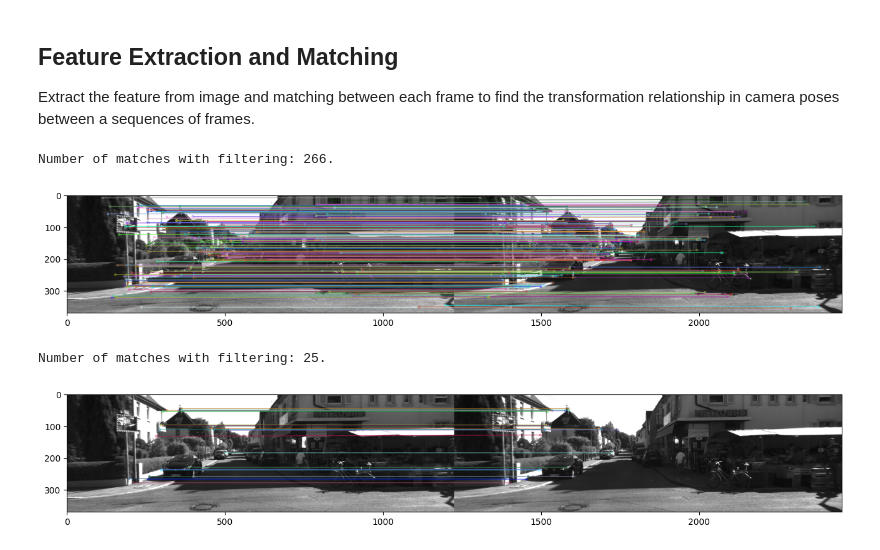
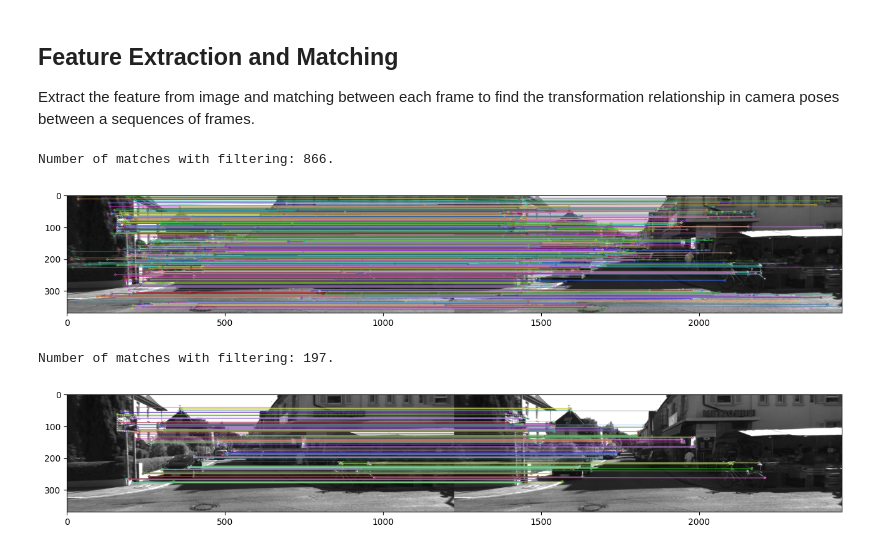
Before and after one commit to KoKoLates/kitti-dataset-visualize, a Jupyter notebook: notebook/dev.ipynb, the cells around one changed output. Drawn from its saved outputs; the diff is of its cells as text; code cells hidden in the pictures.

```diff
--- a/notebook/dev.ipynb
+++ b/notebook/dev.ipynb
@@ -300,28 +304,12 @@ Extract the feature from image and matching between each frame to find the trans
 # %%
-from typing import Optional
-
-
-def extract(image: np.ndarray, detector: str = "sift") -> tuple:
-    detectors = {"sift": cv2.SIFT.create, "orb": cv2.ORB.create}
-    if detector not in detectors:
-        raise ValueError("Detector must be 'sift' or 'orb'.")
-
-    return detectors[detector]().detectAndCompute(image, None)
-
-
 def matching(
-    des1,
-    des2,
-    detector: str = "sift",
-    matcher: str = "bf",
+    des1: np.ndarray,
+    des2: np.ndarray,
+    detector: Literal['sift', 'orb'] = "sift",
+    matcher: Literal['flann', 'bf'] = "bf",
     sort: bool = True,
-    filter_thres: Optional[float] = None,
+    threshold: Optional[float] = None,
 ) -> list[cv2.DMatch]:
-    if detector not in ("sift", "orb"):
-        raise ValueError("Detector must be 'sift' or 'orb'.")
-
-    if matcher not in ("bf", "flann"):
-        raise ValueError("Matcher must be 'bf' or 'flann'.")
 
     if matcher == "bf":
         _matcher = cv2.BFMatcher.create(
@@ -332,14 +320,10 @@ def matching(
         _matcher = cv2.FlannBasedMatcher(dict(algorithm=1, trees=5), dict(checks=50))
 
     matches = _matcher.knnMatch(des1, des2, 2)
-    if sort:
-        matches = sorted(matches, key=lambda x: x[0].distance)
+    if threshold is not None:
+        matches = [m for m, n in matches if m.distance <= threshold * n.distance]
 
-    return [
-        m
-        for m, n in matches
-        if filter_thres is None or m.distance <= filter_thres * n.distance
-    ]
+    return sorted(matches, key=lambda x: x.distance) if sort else matches
 
 
 def visualize(
@@ -354,26 +338,26 @@ def visualize(
     plt.imshow(_image)
     plt.show()
 # %%
-image1 = cv2.imread(os.path.join(os.getenv("img_l_dir"), f"{'0'*9}0.png"), 0)
-image2 = cv2.imread(os.path.join(os.getenv("img_r_dir"), f"{'0'*9}1.png"), 0)
+image1 = cv2.imread(os.path.join(os.getenv("img_l_dir"), "0000000000.png"), 0)
+image2 = cv2.imread(os.path.join(os.getenv("img_l_dir"), "0000000001.png"), 0)
 
 kp1, des1 = extract(image1)
 kp2, des2 = extract(image2)
-m = matching(des1, des2, matcher='bf', filter_thres=0.4)
+m = matching(des1, des2, matcher='bf', threshold=0.4)
 print(f"Number of matches with filtering: {len(m)}.")
 visualize(image1, kp1, image2, kp2, m)
 # %% [output]
-Number of matches with filtering: 266.
+Number of matches with filtering: 866.
-[figure, old version]
+[figure, new version]
 # %%
 kp1, des1 = extract(image1, 'orb')
 kp2, des2 = extract(image2, 'orb')
-m = matching(des1, des2, detector='orb', matcher='bf', filter_thres=0.4)
+m = matching(des1, des2, detector='orb', matcher='bf', threshold=0.4)
 print(f"Number of matches with filtering: {len(m)}.")
 visualize(image1, kp1, image2, kp2, m)
 # %% [output]
-Number of matches with filtering: 25.
+Number of matches with filtering: 197.
-[figure, old version]
+[figure, new version]
 # %% [markdown]
 We can see an informative graphic relating the quality of matches according to this metric below:
 
```
Also changed, not shown: parts of 11 cells of this notebook.
